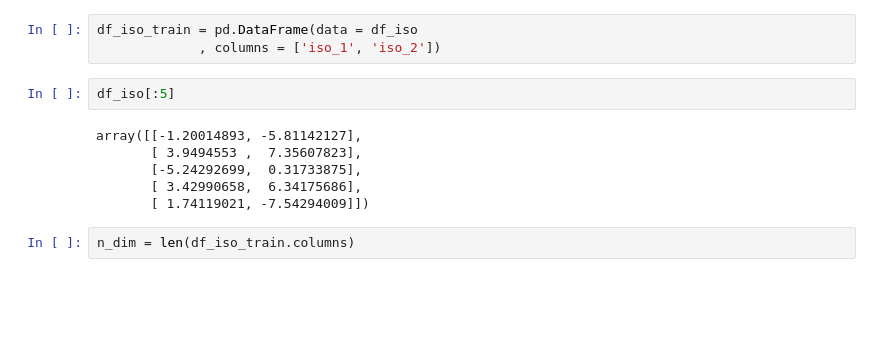
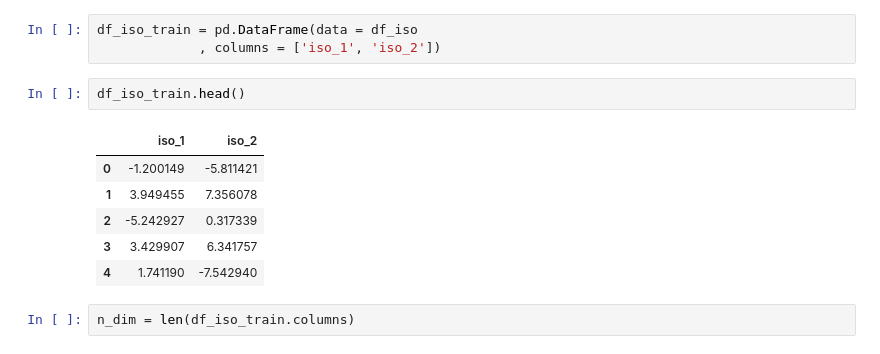
Before and after one commit to Christophe-pere/An-encoding-perspective-for-quantum-classification-advantage-using-NISQ-algorithms, a Jupyter notebook: Isomap_benchmark_ML_QML.ipynb, the cells around one changed output. Saved outputs shown, nothing was run; the diff lists cells and outputs as text; blank space fills up the shorter version.

```diff
--- a/Isomap_benchmark_ML_QML.ipynb
+++ b/Isomap_benchmark_ML_QML.ipynb
@@ -170,13 +170,14 @@ df_iso = iso.transform(sample_train)
 df_iso_train = pd.DataFrame(data = df_iso
              , columns = ['iso_1', 'iso_2'])
 # %%
-df_iso[:5]
+df_iso_train.head()
 # %% [output]
-array([[-1.20014893, -5.81142127],
-       [ 3.9494553 ,  7.35607823],
-       [-5.24292699,  0.31733875],
-       [ 3.42990658,  6.34175686],
-       [ 1.74119021, -7.54294009]])
+|  | iso_1 | iso_2 |
+| 0 | -1.200149 | -5.811421 |
+| 1 | 3.949455 | 7.356078 |
+| 2 | -5.242927 | 0.317339 |
+| 3 | 3.429907 | 6.341757 |
+| 4 | 1.741190 | -7.542940 |
 # %%
 n_dim = len(df_iso_train.columns)
 # %% [markdown]
```
Also changed, not shown: parts of 7 cells of this notebook, 2 other files.
